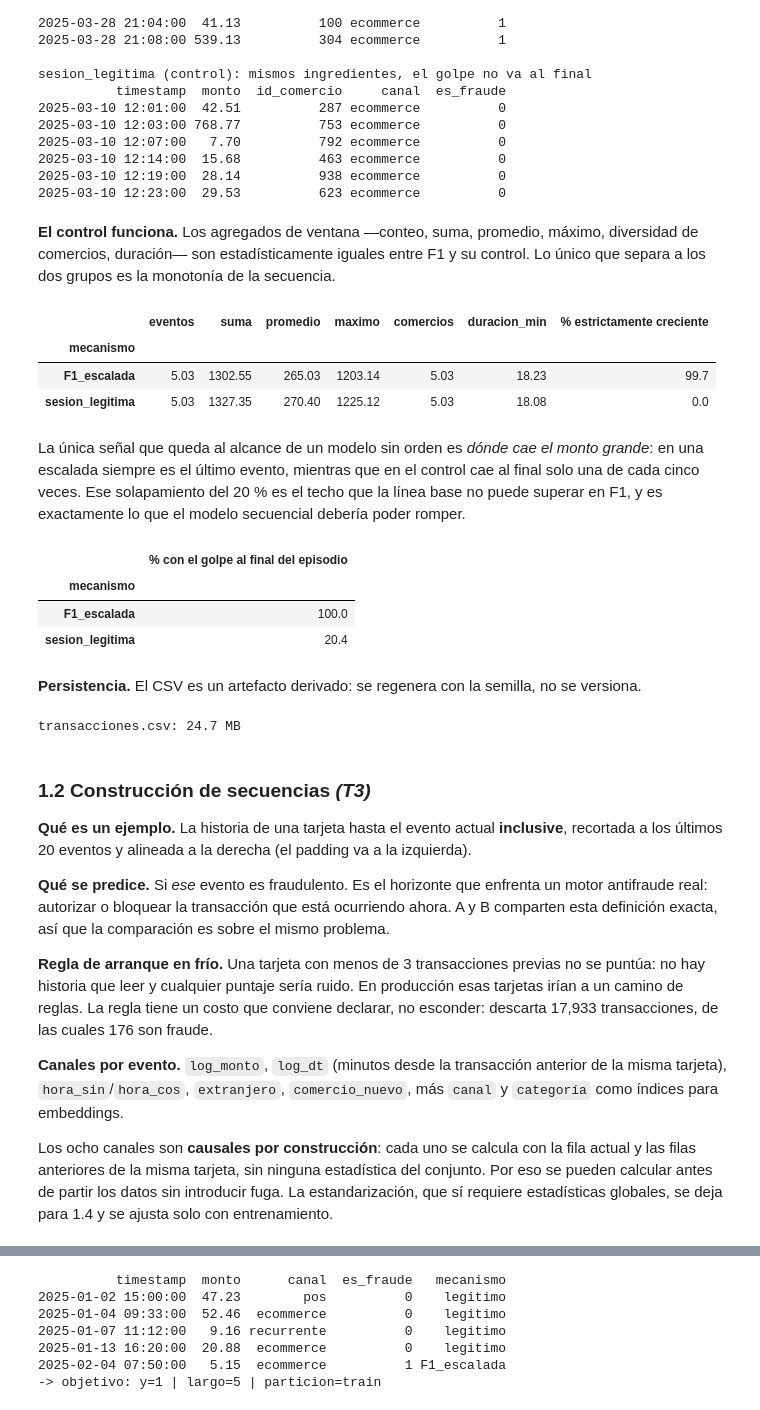
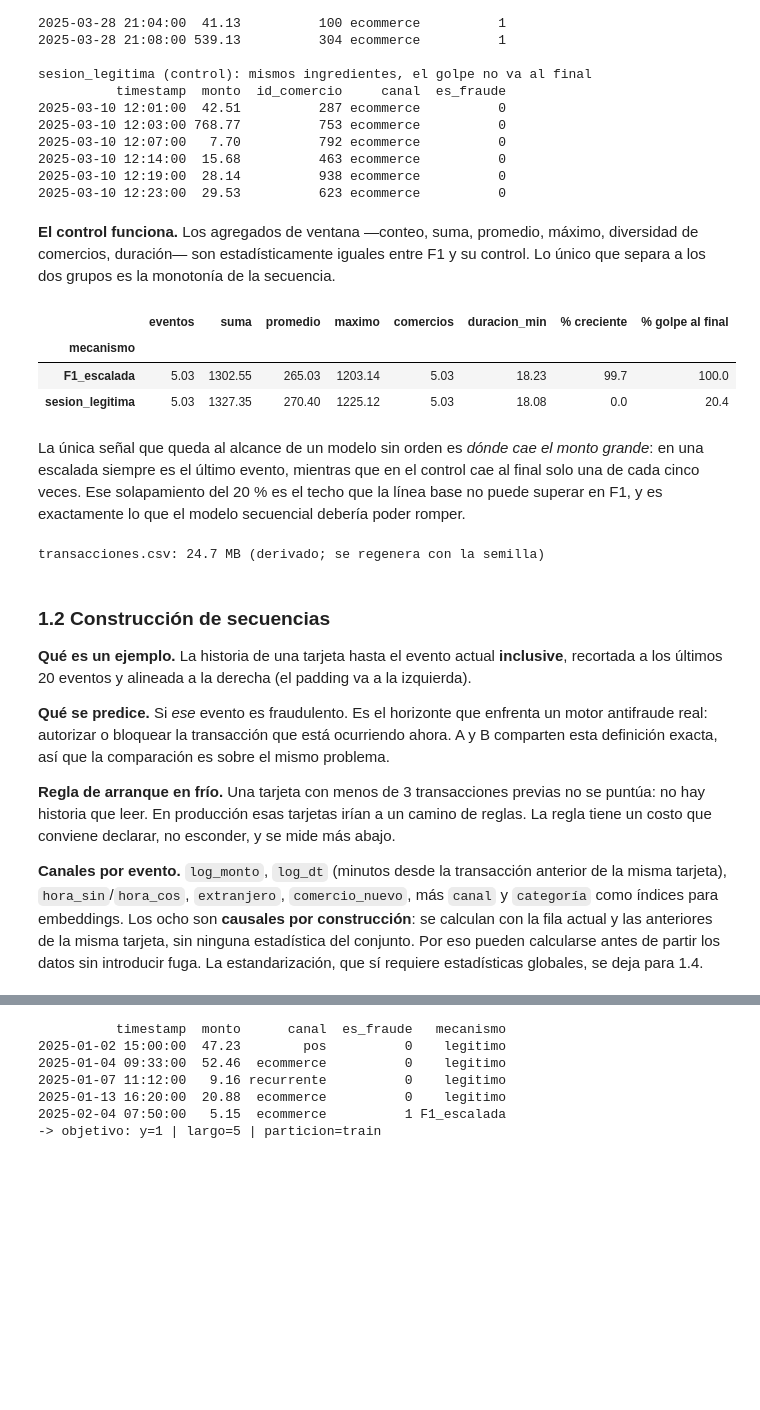
Before and after one commit to CindyGualim/DeepLearning_p1, a Jupyter notebook: proyecto1_Gualim_Ocaña.ipynb, the cells around one changed output, grey strips where cells are left out. Drawn from its saved outputs; the diff is of its cells as text; code cells hidden in the pictures; blank space fills up the shorter version.

Commit message:
refactor: Consolidar notebook y agregar Modelo B secuencial

```diff
--- a/proyecto1_Gualim_Ocaña.ipynb
+++ b/proyecto1_Gualim_Ocaña.ipynb
@@ -184,55 +448,41 @@ sesion_legitima (control): mismos ingredientes, el golpe no va al final
 2025-03-10 12:23:00  29.53          623 ecommerce          0
 # %% [markdown]
 **El control funciona.** Los agregados de ventana —conteo, suma, promedio, máximo, diversidad de
-comercios, duración— son estadísticamente iguales entre F1 y su control. Lo único que separa a
-los dos grupos es la monotonía de la secuencia.
+comercios, duración— son estadísticamente iguales entre F1 y su control. Lo único que separa a los
+dos grupos es la monotonía de la secuencia.
 # %%
 comparables = tx[tx.mecanismo.isin(["F1_escalada", "sesion_legitima"])]
 por_episodio = comparables.groupby(["mecanismo", "id_episodio"], observed=True).agg(
-    eventos=("monto", "size"),
-    suma=("monto", "sum"),
-    promedio=("monto", "mean"),
-    maximo=("monto", "max"),
-    comercios=("id_comercio", "nunique"),
-    duracion_min=("timestamp", lambda s: (s.max() - s.min()).total_seconds() / 60),
-)
-agregados = por_episodio.groupby("mecanismo", observed=True).mean().round(2)
+    eventos=("monto", "size"), suma=("monto", "sum"), promedio=("monto", "mean"),
+    maximo=("monto", "max"), comercios=("id_comercio", "nunique"),
+    duracion_min=("timestamp", lambda s: (s.max() - s.min()).total_seconds() / 60))
+agregados_episodio = por_episodio.groupby("mecanismo", observed=True).mean().round(2)
 
-creciente = (comparables.groupby(["mecanismo", "id_episodio"], observed=True)
-             .monto.apply(lambda s: bool(np.all(np.diff(s.values) > 0)))
-             .groupby("mecanismo", observed=True).mean() * 100).round(1)
-agregados["% estrictamente creciente"] = creciente
-agregados
+agregados_episodio["% creciente"] = (comparables.groupby(["mecanismo", "id_episodio"], observed=True)
+    .monto.apply(lambda s: bool(np.all(np.diff(s.values) > 0)))
+    .groupby("mecanismo", observed=True).mean() * 100).round(1)
+agregados_episodio["% golpe al final"] = (comparables.groupby(["mecanismo", "id_episodio"], observed=True)
+    .monto.apply(lambda s: bool(s.values.argmax() == len(s) - 1))
+    .groupby("mecanismo", observed=True).mean() * 100).round(1)
+agregados_episodio
 # %% [output]
-|  | eventos | suma | promedio | maximo | comercios | duracion_min | % estrictamente creciente |
-| mecanismo |  |  |  |  |  |  |  |
-| F1_escalada | 5.03 | 1302.55 | 265.03 | 1203.14 | 5.03 | 18.23 | 99.7 |
-| sesion_legitima | 5.03 | 1327.35 | 270.40 | 1225.12 | 5.03 | 18.08 | 0.0 |
+|  | eventos | suma | promedio | maximo | comercios | duracion_min | % creciente | % golpe al final |
+| mecanismo |  |  |  |  |  |  |  |  |
+| F1_escalada | 5.03 | 1302.55 | 265.03 | 1203.14 | 5.03 | 18.23 | 99.7 | 100.0 |
+| sesion_legitima | 5.03 | 1327.35 | 270.40 | 1225.12 | 5.03 | 18.08 | 0.0 | 20.4 |
 # %% [markdown]
-La única señal que queda al alcance de un modelo sin orden es *dónde cae el monto grande*: en
-una escalada siempre es el último evento, mientras que en el control cae al final solo una de
-cada cinco veces. Ese solapamiento del 20 % es el techo que la línea base no puede superar en F1,
-y es exactamente lo que el modelo secuencial debería poder romper.
+La única señal que queda al alcance de un modelo sin orden es *dónde cae el monto grande*: en una
+escalada siempre es el último evento, mientras que en el control cae al final solo una de cada
+cinco veces. Ese solapamiento del 20 % es el techo que la línea base no puede superar en F1, y es
+exactamente lo que el modelo secuencial debería poder romper.
-# %%
-posicion_golpe = (comparables.groupby(["mecanismo", "id_episodio"], observed=True)
-                  .monto.apply(lambda s: bool(s.values.argmax() == len(s) - 1))
-                  .groupby("mecanismo", observed=True).mean() * 100).round(1)
-posicion_golpe.rename("% con el golpe al final del episodio").to_frame()
-# %% [output]
-|  | % con el golpe al final del episodio |
-| mecanismo |  |
-| F1_escalada | 100.0 |
-| sesion_legitima | 20.4 |
-# %% [markdown]
-**Persistencia.** El CSV es un artefacto derivado: se regenera con la semilla, no se versiona.
 # %%
-ruta_datos = config.DIR_DATOS / "transacciones.csv"
+ruta_datos = DIR_DATOS / "transacciones.csv"
 tx.to_csv(ruta_datos, index=False)
-print(f"{ruta_datos.name}: {ruta_datos.stat().st_size / 1e6:.1f} MB")
+print(f"{ruta_datos.name}: {ruta_datos.stat().st_size / 1e6:.1f} MB (derivado; se regenera con la semilla)")
 # %% [output]
-transacciones.csv: 24.7 MB
+transacciones.csv: 24.7 MB (derivado; se regenera con la semilla)
 # %% [markdown]
-### 1.2 Construcción de secuencias  *(T3)*
+### 1.2 Construcción de secuencias
 
 **Qué es un ejemplo.** La historia de una tarjeta hasta el evento actual **inclusive**, recortada
 a los últimos 20 eventos y alineada a la derecha (el padding va a la izquierda).
@@ -242,15 +492,12 @@ antifraude real: autorizar o bloquear la transacción que está ocurriendo ahora
 esta definición exacta, así que la comparación es sobre el mismo problema.
 
 **Regla de arranque en frío.** Una tarjeta con menos de 3 transacciones previas no se puntúa: no
-hay historia que leer y cualquier puntaje sería ruido. En producción esas tarjetas irían a un
-camino de reglas. La regla tiene un costo que conviene declarar, no esconder: descarta 17,933
-transacciones, de las cuales 176 son fraude.
+hay historia que leer. En producción esas tarjetas irían a un camino de reglas. La regla tiene un
+costo que conviene declarar, no esconder, y se mide más abajo.
 
 **Canales por evento.** `log_monto`, `log_dt` (minutos desde la transacción anterior de la misma
 tarjeta), `hora_sin`/`hora_cos`, `extranjero`, `comercio_nuevo`, más `canal` y `categoría` como
-índices para embeddings.
-
-Los ocho canales son **causales por construcción**: cada uno se calcula con la fila actual y las
-filas anteriores de la misma tarjeta, sin ninguna estadística del conjunto. Por eso se pueden
-calcular antes de partir los datos sin introducir fuga. La estandarización, que sí requiere
-estadísticas globales, se deja para 1.4 y se ajusta solo con entrenamiento.
+índices para embeddings. Los ocho son **causales por construcción**: se calculan con la fila actual
+y las anteriores de la misma tarjeta, sin ninguna estadística del conjunto. Por eso pueden
+calcularse antes de partir los datos sin introducir fuga. La estandarización, que sí requiere
+estadísticas globales, se deja para 1.4.
```
Also changed, not shown: parts of 68 cells of this notebook, 13 other files.
